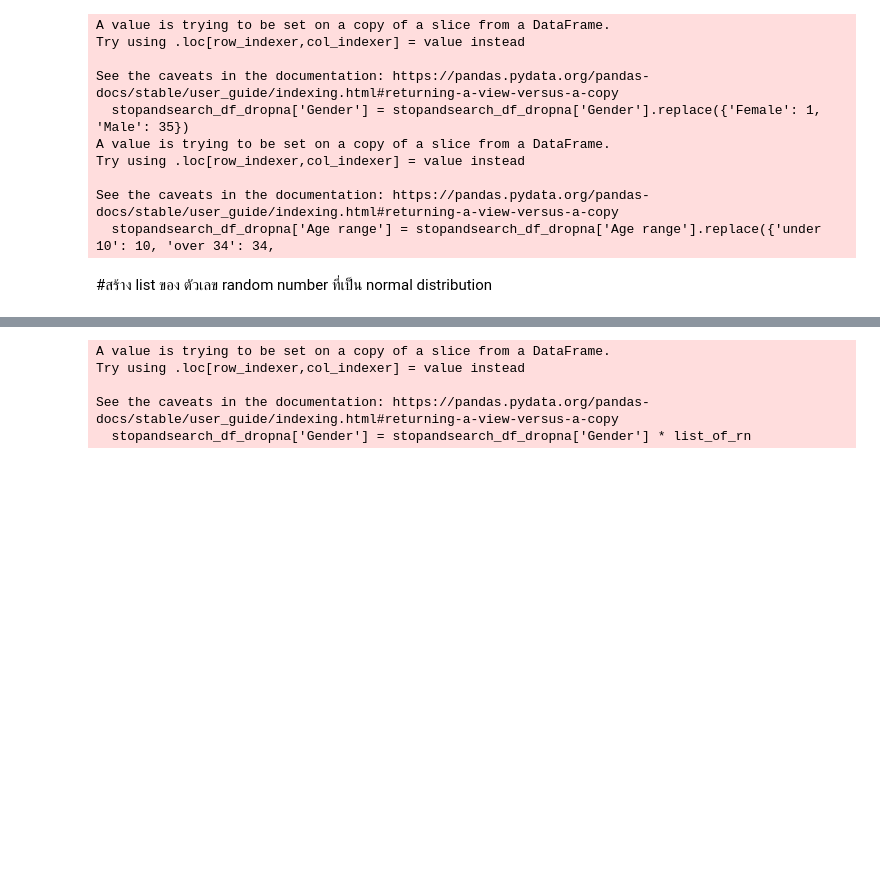
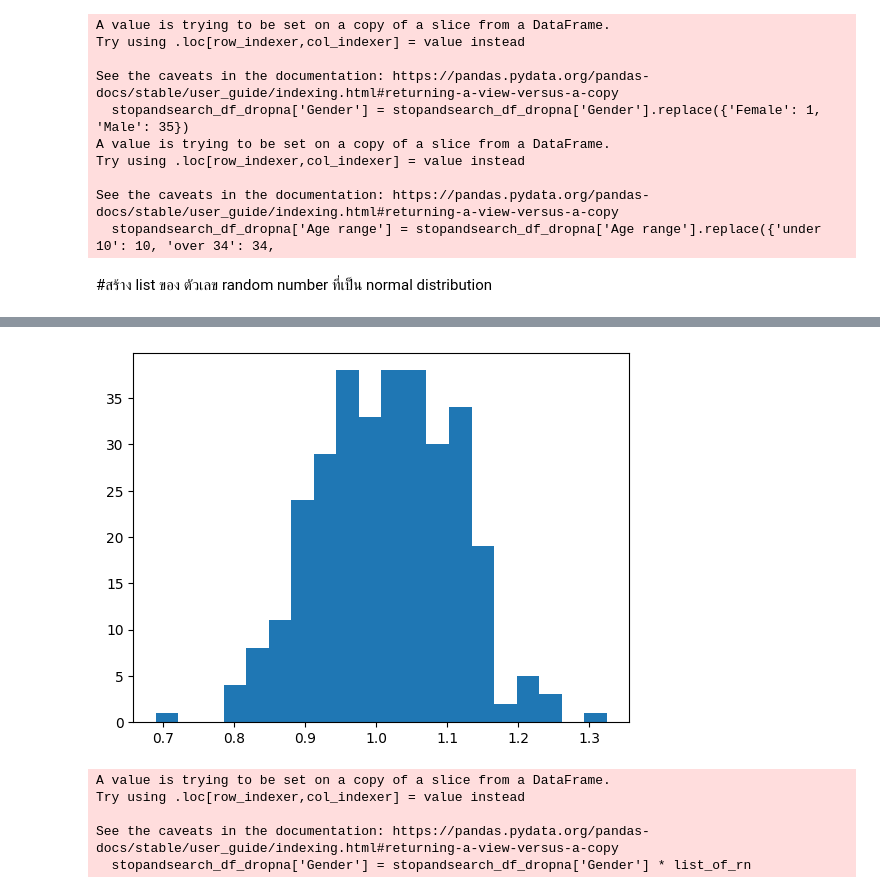
Before and after one commit to aoonging/dataviz2025, a Jupyter notebook: Visualize_Data_Distribution.ipynb, the cells around one changed output, grey strips where cells are left out. Drawn from its saved outputs; the diff is of its cells as text; code cells hidden in the pictures; blank space fills up the shorter version.

```diff
--- a/Visualize_Data_Distribution.ipynb
+++ b/Visualize_Data_Distribution.ipynb
@@ -73,3 +98,7 @@ plt.hist(list_of_rn);
+# %%
+hist_out = plt.hist(list_of_rn,bins=20) #จากแบ่งสิบ เป้นยี่สิบแท่ง
+# %% [output]
+[figure, added]
 # %%
 #ลบค่าที่เป้น outliers
 stopandsearch_df_dropna['Gender'] = stopandsearch_df_dropna['Gender'] * list_of_rn
```
Also changed, not shown: parts of 5 cells of this notebook.
